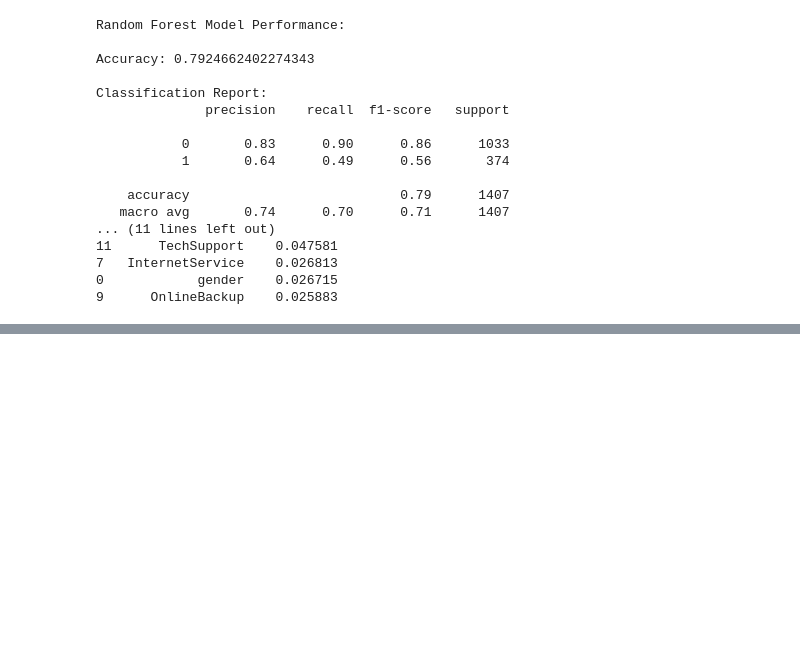
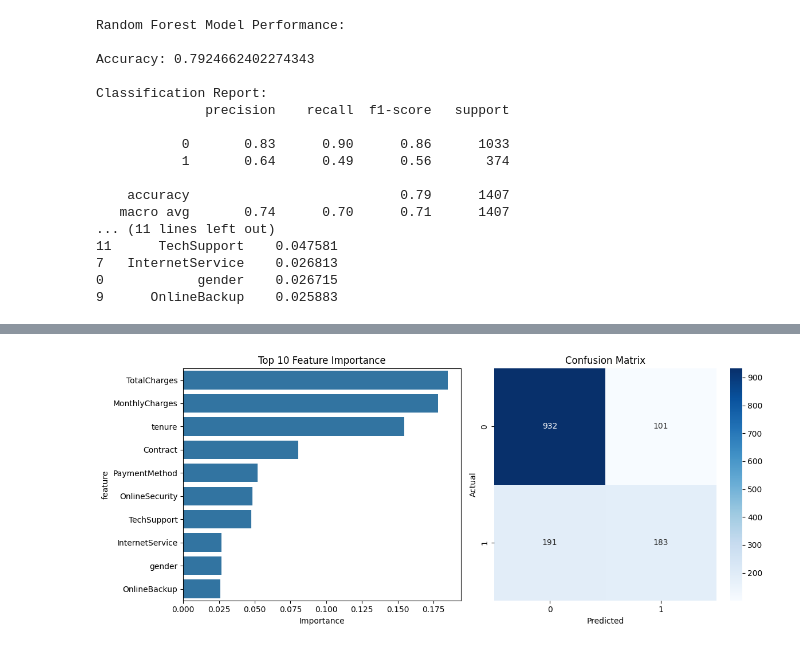
Before and after one commit to amirmohammadkalateh/Random_Forest, a Jupyter notebook: random_forest.ipynb, the cells around one changed output, grey strips where cells are left out. Saved outputs shown, nothing was run; the diff lists cells and outputs as text; code cells hidden in the pictures; blank space fills up the shorter version.

```diff
--- a/random_forest.ipynb
+++ b/random_forest.ipynb
@@ -75,3 +75,84 @@ Classification Report:
 7   InternetService    0.026813
 0            gender    0.026715
 9      OnlineBackup    0.025883
+# %%
+
+import pandas as pd
+import numpy as np
+from sklearn.model_selection import train_test_split
+from sklearn.ensemble import RandomForestClassifier
+from sklearn.preprocessing import LabelEncoder
+from sklearn.metrics import accuracy_score, classification_report, confusion_matrix
+import matplotlib.pyplot as plt
+import seaborn as sns
+
+# Load data
+df = pd.read_csv('Customer-Churn.csv')
+
+# Data preprocessing
+# Convert categorical variables to numerical
+le = LabelEncoder()
+categorical_cols = ['gender', 'Partner', 'Dependents', 'PhoneService', 'MultipleLines',
+                   'InternetService', 'OnlineSecurity', 'OnlineBackup', 'DeviceProtection',
+                   'TechSupport', 'StreamingTV', 'StreamingMovies', 'Contract',
+                   'PaperlessBilling', 'PaymentMethod', 'Churn']
+
+for col in categorical_cols:
+    df[col] = le.fit_transform(df[col])
+
+# Drop customerID column
+df = df.drop('customerID', axis=1)
+
+# Convert TotalCharges to numeric, replacing spaces with NaN
+df['TotalCharges'] = pd.to_numeric(df['TotalCharges'], errors='coerce')
+df = df.dropna()
+
+# Split features and target
+X = df.drop('Churn', axis=1)
+y = df['Churn']
+
+# Split data into training and testing sets
+X_train, X_test, y_train, y_test = train_test_split(X, y, test_size=0.2, random_state=42)
+
+# Create and train Random Forest model
+rf_model = RandomForestClassifier(n_estimators=100, random_state=42)
+rf_model.fit(X_train, y_train)
+
+# Make predictions
+y_pred = rf_model.predict(X_test)
+
+# Print model performance
+print("Random Forest Model Performance:")
+print("\nAccuracy:", accuracy_score(y_test, y_pred))
+print("\nClassification Report:")
+print(classification_report(y_test, y_pred))
+
+# Feature importance
+feature_importance = pd.DataFrame({
+    'feature': X.columns,
+    'importance': rf_model.feature_importances_
+})
+feature_importance = feature_importance.sort_values('importance', ascending=False)
+print("\nTop 10 Most Important Features:")
+print(feature_importance.head(10))
+
+# Visualizations
+plt.figure(figsize=(12, 5))
+
+# Feature Importance Plot
+plt.subplot(1, 2, 1)
+sns.barplot(x='importance', y='feature', data=feature_importance.head(10))
+plt.title('Top 10 Feature Importance')
+plt.xlabel('Importance')
+
+# Confusion Matrix Plot
+plt.subplot(1, 2, 2)
+cm = confusion_matrix(y_test, y_pred)
+sns.heatmap(cm, annot=True, fmt='d', cmap='Blues')
+plt.title('Confusion Matrix')
+plt.xlabel('Predicted')
+plt.ylabel('Actual')
+
+plt.tight_layout()
+plt.show()
+# %% [output]
@@ -77,0 +176 @@ Classification Report:
+[figure, added]
```
Also changed, not shown: parts of 1 cell of this notebook.
